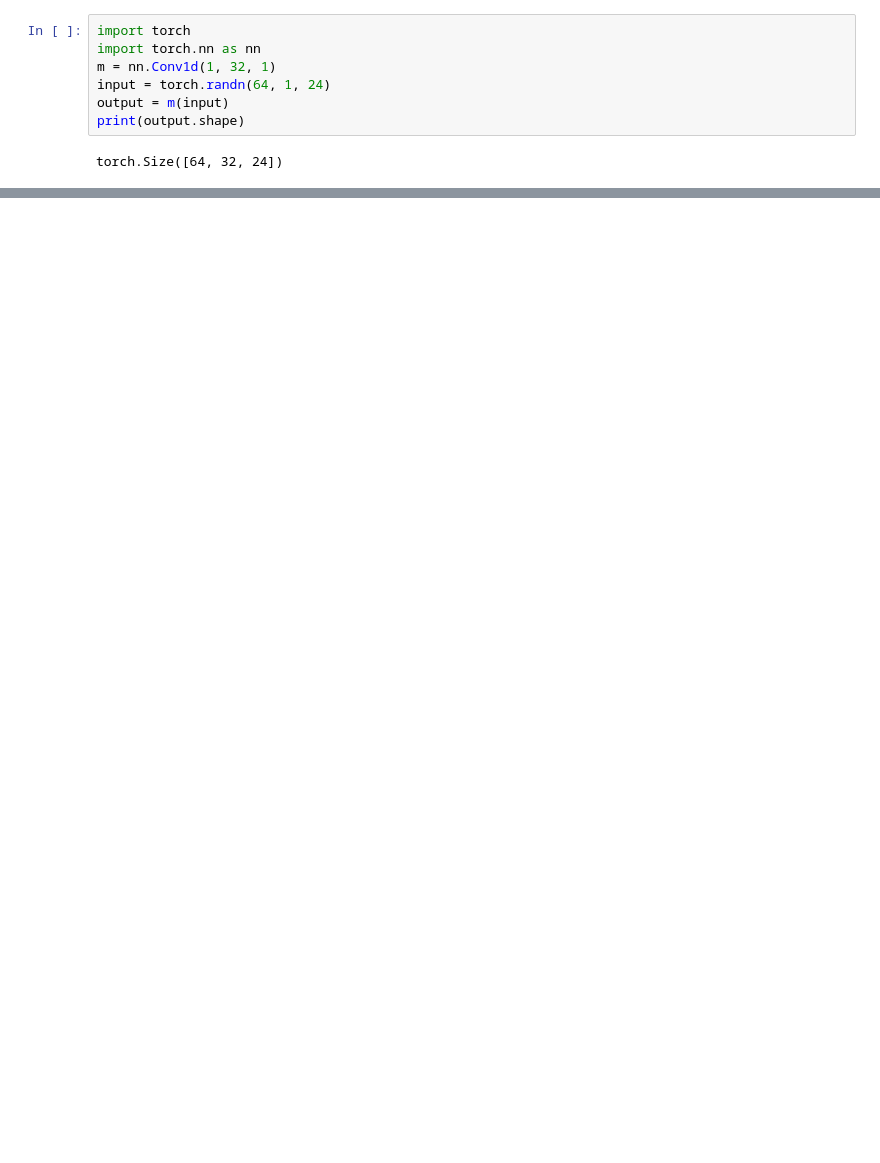
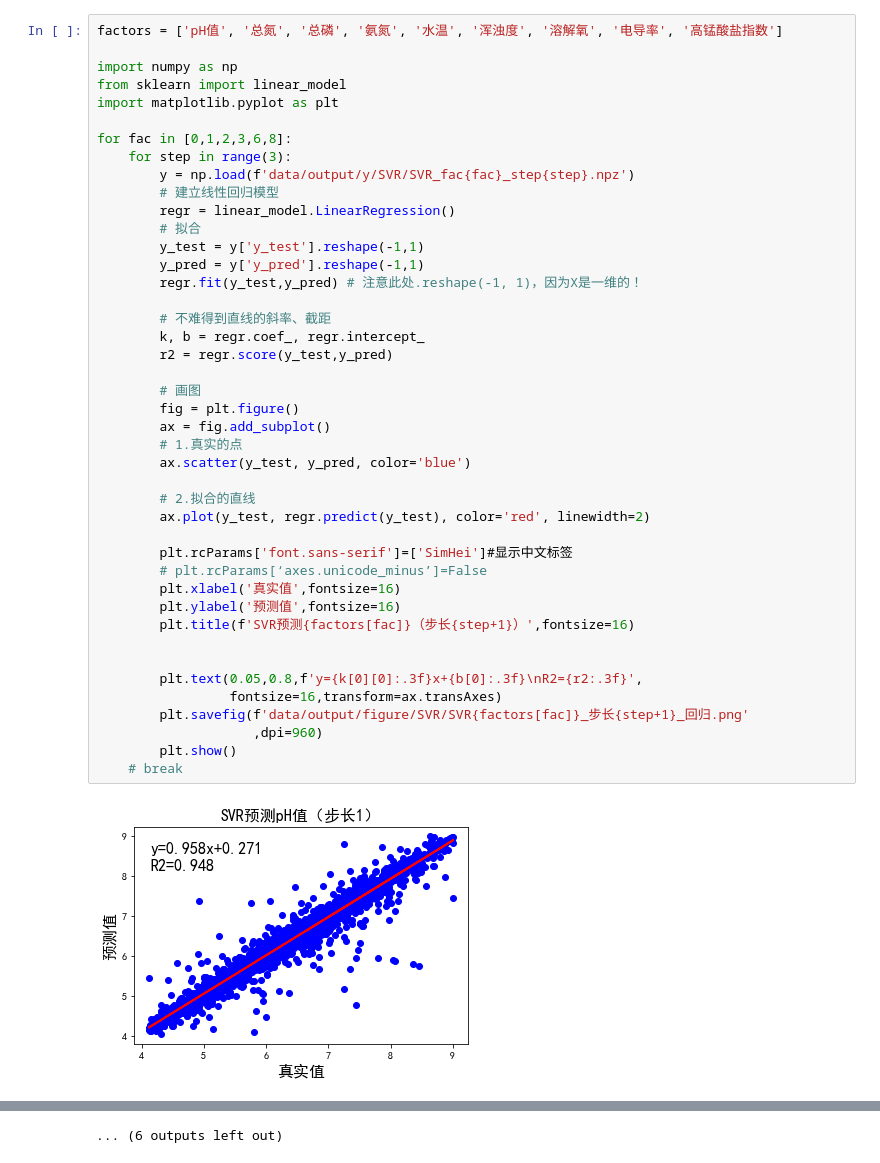
Before and after one commit to LeonardYoung/Graph-WaveNet, a Jupyter notebook: work.ipynb, the cells around one changed output, grey strips where cells are left out. Drawn from its saved outputs; the diff is of its cells as text; blank space fills up the shorter version.

```diff
--- a/work.ipynb
+++ b/work.ipynb
@@ -100,9 +1,45 @@ tensor([[0., 2., 0., 0.],
-# %%
-import torch
-import torch.nn as nn
-m = nn.Conv1d(1, 32, 1)
-input = torch.randn(64, 1, 24)
-output = m(input)
-print(output.shape)
-# %% [output]
-torch.Size([64, 32, 24])
+# %%
+factors = ['pH值', '总氮', '总磷', '氨氮', '水温', '浑浊度', '溶解氧', '电导率', '高锰酸盐指数']
+
+import numpy as np
+from sklearn import linear_model
+import matplotlib.pyplot as plt
+
+for fac in [0,1,2,3,6,8]:
+    for step in range(3):
+        y = np.load(f'data/output/y/SVR/SVR_fac{fac}_step{step}.npz')
+        # 建立线性回归模型
+        regr = linear_model.LinearRegression()
+        # 拟合
+        y_test = y['y_test'].reshape(-1,1)
+        y_pred = y['y_pred'].reshape(-1,1)
+        regr.fit(y_test,y_pred) # 注意此处.reshape(-1, 1)，因为X是一维的！
+
+        # 不难得到直线的斜率、截距
+        k, b = regr.coef_, regr.intercept_
+        r2 = regr.score(y_test,y_pred)
+
+        # 画图
+        fig = plt.figure()
+        ax = fig.add_subplot()
+        # 1.真实的点
+        ax.scatter(y_test, y_pred, color='blue')
+
+        # 2.拟合的直线
+        ax.plot(y_test, regr.predict(y_test), color='red', linewidth=2)
+
+        plt.rcParams['font.sans-serif']=['SimHei']#显示中文标签
+        # plt.rcParams[‘axes.unicode_minus’]=False
+        plt.xlabel('真实值',fontsize=16)
+        plt.ylabel('预测值',fontsize=16)
+        plt.title(f'SVR预测{factors[fac]}（步长{step+1}）',fontsize=16)
+
+
+        plt.text(0.05,0.8,f'y={k[0][0]:.3f}x+{b[0]:.3f}\nR2={r2:.3f}',
+                 fontsize=16,transform=ax.transAxes)
+        plt.savefig(f'data/output/figure/SVR/SVR{factors[fac]}_步长{step+1}_回归.png'
+                    ,dpi=960)
+        plt.show()
+    # break
+# %% [output]
+[figure, added]
@@ -108,0 +57 @@ torch.Size([64, 32, 24])
+... (6 outputs left out)
```
Also changed, not shown: parts of 6 cells of this notebook, 10 other files.
